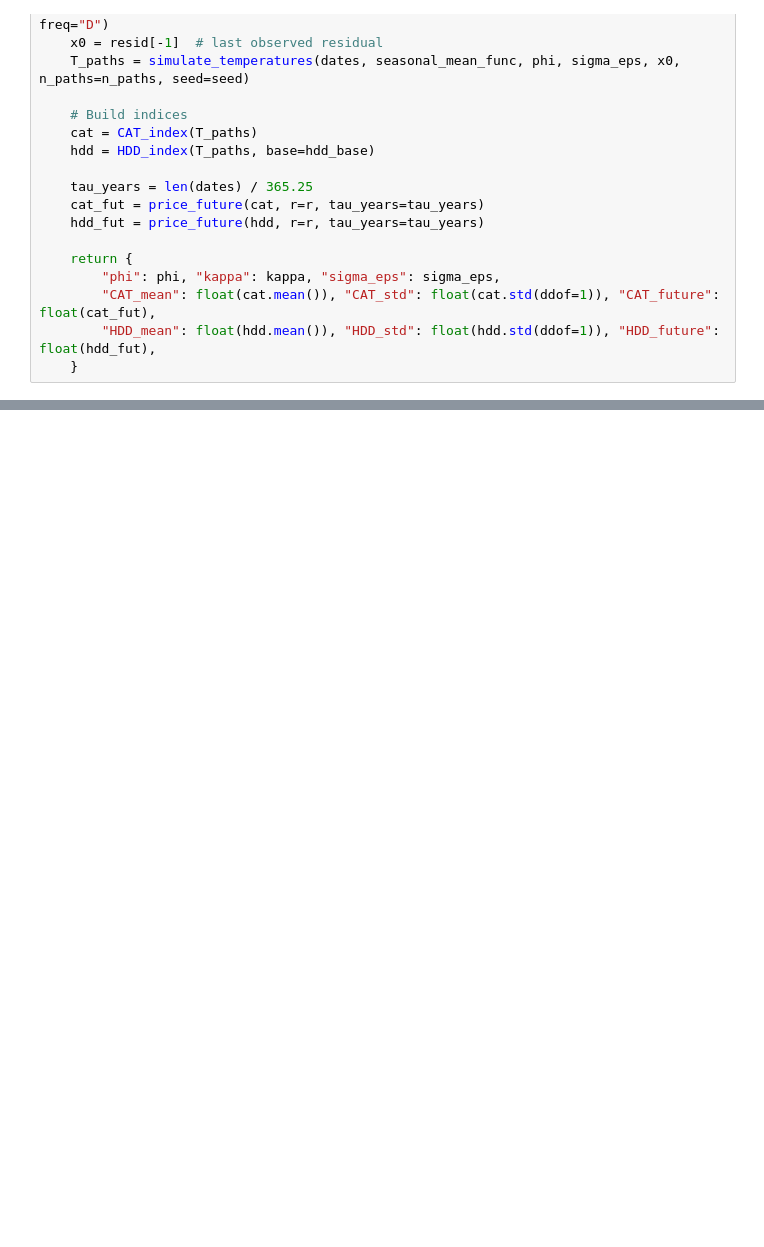
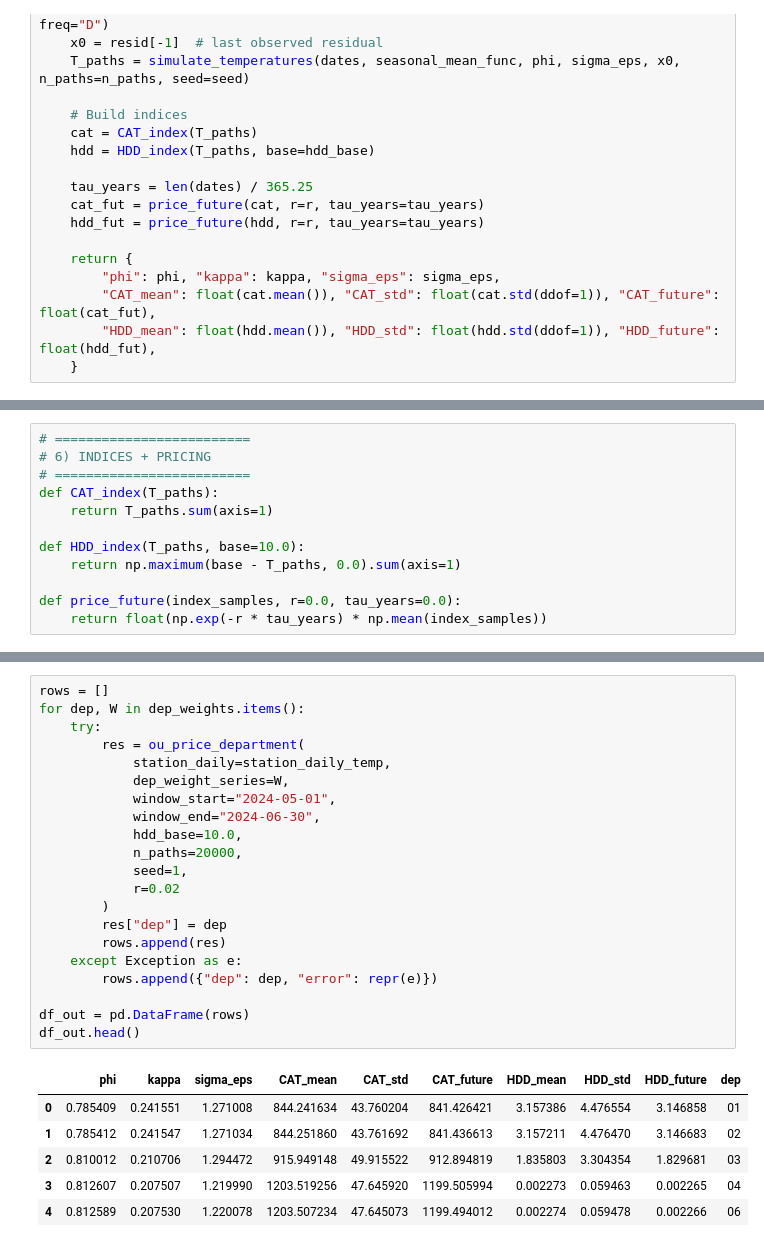
Before and after one commit to MarieLouiseLysholt/Masters_2026, a Jupyter notebook: OU /OU_draft.ipynb, the cells around one changed output, grey strips where cells are left out. Cells and saved outputs as stored; diff of their text form; blank space fills up the shorter version.

```diff
--- a/OU /OU_draft.ipynb
+++ b/OU /OU_draft.ipynb
@@ -200,0 +536,12 @@ def ou_price_department(
+# %%
+# =========================
+# 6) INDICES + PRICING
+# =========================
+def CAT_index(T_paths):
+    return T_paths.sum(axis=1)
+
+def HDD_index(T_paths, base=10.0):
+    return np.maximum(base - T_paths, 0.0).sum(axis=1)
+
+def price_future(index_samples, r=0.0, tau_years=0.0):
+    return float(np.exp(-r * tau_years) * np.mean(index_samples))
@@ -200,0 +600,28 @@ def ou_price_department(
+# %%
+rows = []
+for dep, W in dep_weights.items():
+    try:
+        res = ou_price_department(
+            station_daily=station_daily_temp,
+            dep_weight_series=W,
+            window_start="2024-05-01",
+            window_end="2024-06-30",
+            hdd_base=10.0,
+            n_paths=20000,
+            seed=1,
+            r=0.02
+        )
+        res["dep"] = dep
+        rows.append(res)
+    except Exception as e:
+        rows.append({"dep": dep, "error": repr(e)})
+
+df_out = pd.DataFrame(rows)
+df_out.head()
+# %% [output]
+|  | phi | kappa | sigma_eps | CAT_mean | CAT_std | CAT_future | HDD_mean | HDD_std | HDD_future | dep |
+| 0 | 0.785409 | 0.241551 | 1.271008 | 844.241634 | 43.760204 | 841.426421 | 3.157386 | 4.476554 | 3.146858 | 01 |
+| 1 | 0.785412 | 0.241547 | 1.271034 | 844.251860 | 43.761692 | 841.436613 | 3.157211 | 4.476470 | 3.146683 | 02 |
+| 2 | 0.810012 | 0.210706 | 1.294472 | 915.949148 | 49.915522 | 912.894819 | 1.835803 | 3.304354 | 1.829681 | 03 |
+| 3 | 0.812607 | 0.207507 | 1.219990 | 1203.519256 | 47.645920 | 1199.505994 | 0.002273 | 0.059463 | 0.002265 | 04 |
+| 4 | 0.812589 | 0.207530 | 1.220078 | 1203.507234 | 47.645073 | 1199.494012 | 0.002274 | 0.059478 | 0.002266 | 06 |
```
Also changed, not shown: parts of 11 cells of this notebook, 2 other files.
